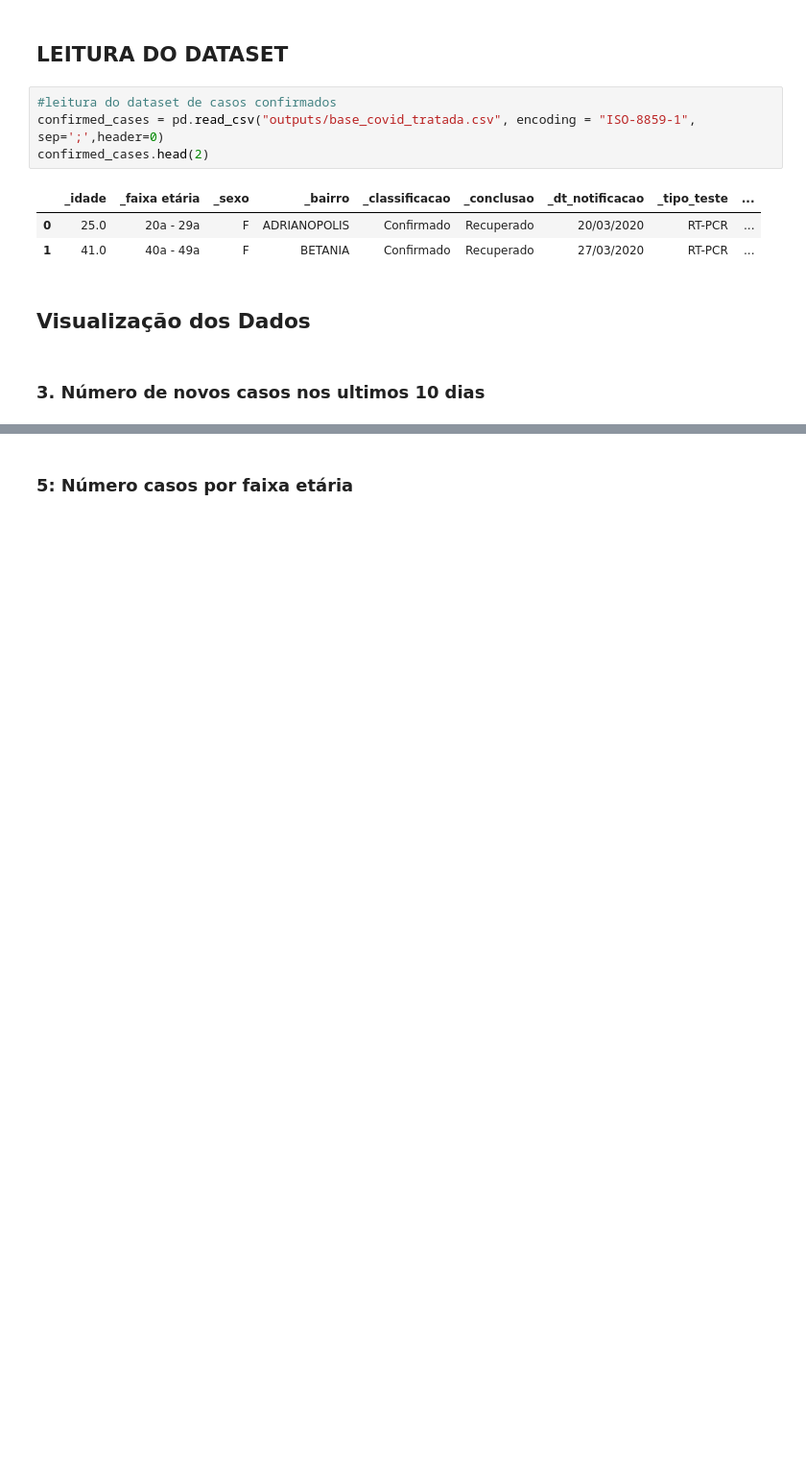
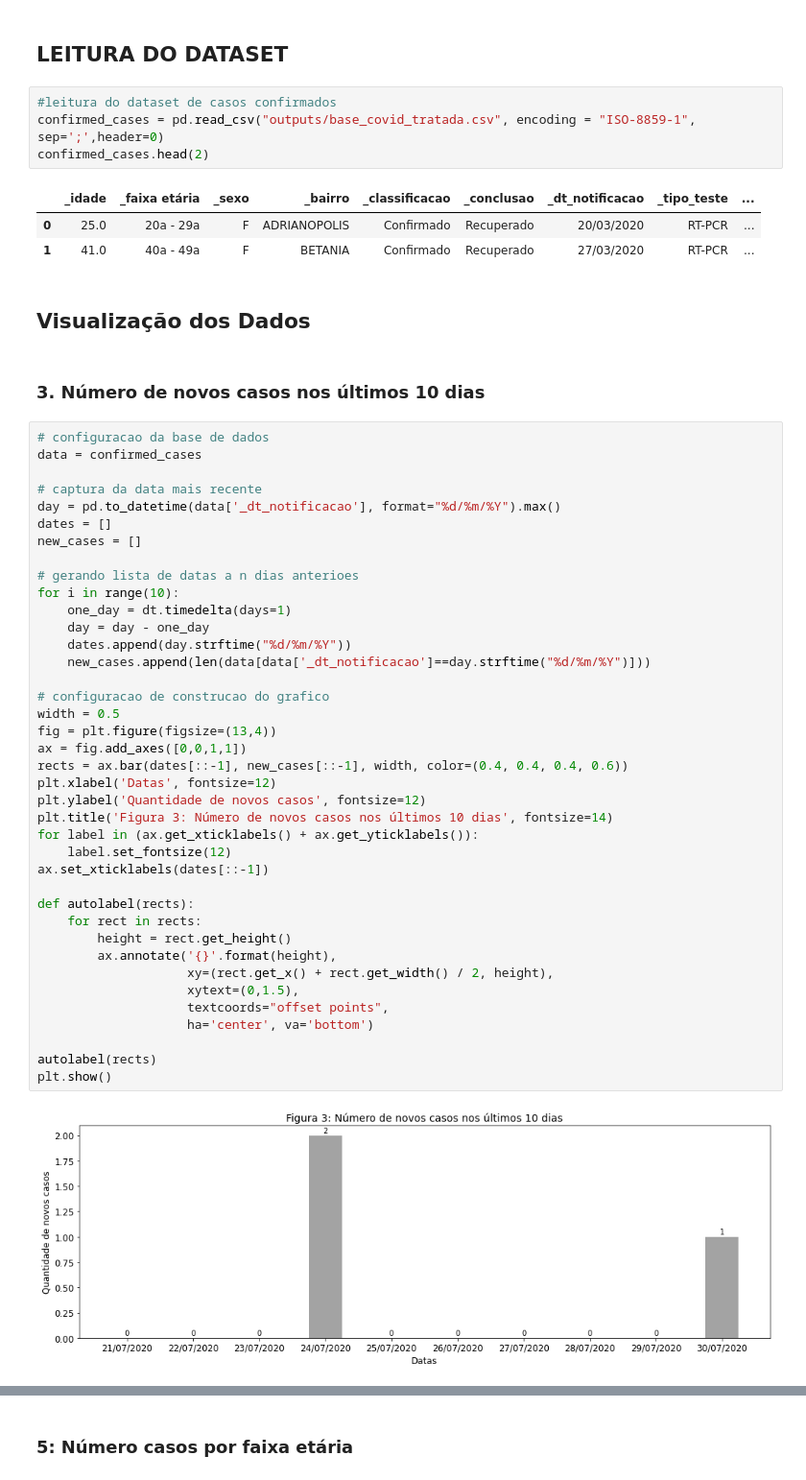
Before and after one commit to Mfp16/analise-base-covid-manaus, a Jupyter notebook: charts.ipynb, the cells around one changed output, grey strips where cells are left out. Shown: that part at 96% size. Cells and saved outputs as stored; diff of their text form; blank space fills up the shorter version.

```diff
--- a/charts.ipynb
+++ b/charts.ipynb
@@ -19,4 +19,45 @@ confirmed_cases.head(2)
 # %% [markdown]
 ## Visualização dos Dados
 # %% [markdown]
-### 3. Número de novos casos nos ultimos 10 dias
+### 3. Número de novos casos nos últimos 10 dias
+# %%
+# configuracao da base de dados
+data = confirmed_cases
+
+# captura da data mais recente
+day = pd.to_datetime(data['_dt_notificacao'], format="%d/%m/%Y").max()
+dates = []
+new_cases = []
+
+# gerando lista de datas a n dias anterioes
+for i in range(10):
+    one_day = dt.timedelta(days=1)
+    day = day - one_day
+    dates.append(day.strftime("%d/%m/%Y"))
+    new_cases.append(len(data[data['_dt_notificacao']==day.strftime("%d/%m/%Y")]))
+
+# configuracao de construcao do grafico
+width = 0.5
+fig = plt.figure(figsize=(13,4))
+ax = fig.add_axes([0,0,1,1])
+rects = ax.bar(dates[::-1], new_cases[::-1], width, color=(0.4, 0.4, 0.4, 0.6))
+plt.xlabel('Datas', fontsize=12)
+plt.ylabel('Quantidade de novos casos', fontsize=12)
+plt.title('Figura 3: Número de novos casos nos últimos 10 dias', fontsize=14)
+for label in (ax.get_xticklabels() + ax.get_yticklabels()):
+    label.set_fontsize(12)
+ax.set_xticklabels(dates[::-1])
+
+def autolabel(rects):
+    for rect in rects:
+        height = rect.get_height()
+        ax.annotate('{}'.format(height),
+                    xy=(rect.get_x() + rect.get_width() / 2, height),
+                    xytext=(0,1.5),
+                    textcoords="offset points",
+                    ha='center', va='bottom')
+
+autolabel(rects)
+plt.show()
+# %% [output]
+[figure, added]
```
Also changed, not shown: parts of 6 cells of this notebook, 1 other file.
